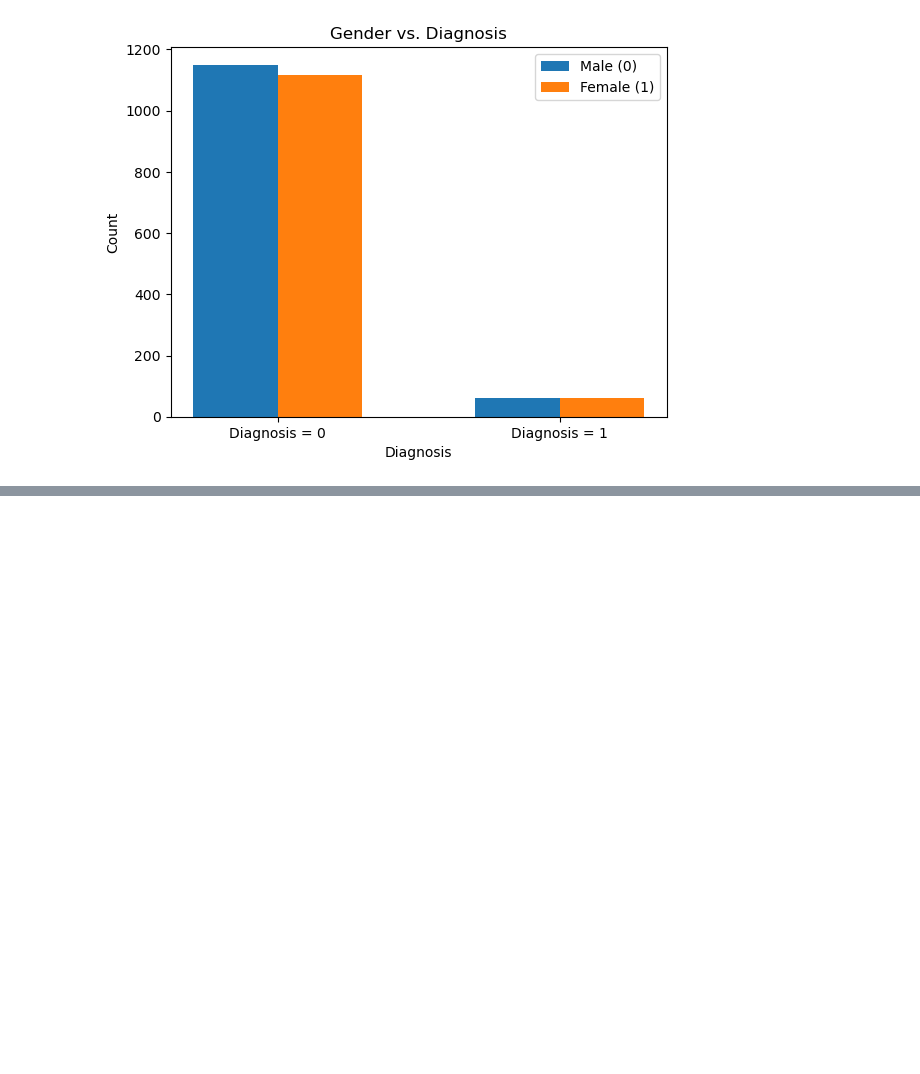
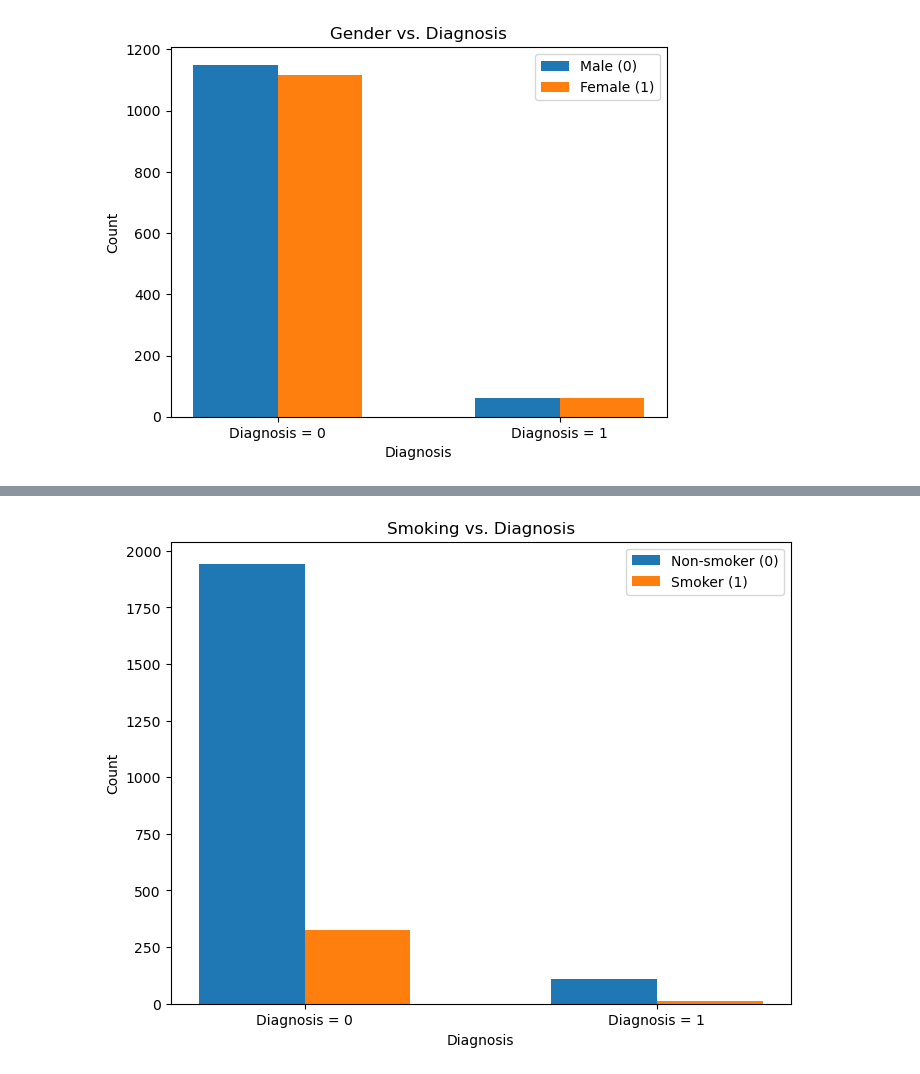
Before and after one commit to Lauren-N/CPSC322-Final-Project, a Jupyter notebook: ProjectProposal.ipynb, the cells around one changed output, grey strips where cells are left out. Saved outputs shown, nothing was run; the diff lists cells and outputs as text; code cells hidden in the pictures; blank space fills up the shorter version.

```diff
--- a/ProjectProposal.ipynb
+++ b/ProjectProposal.ipynb
@@ -200,0 +289,45 @@ bar_chart(labels, counts, "Gender vs. Diagnosis")
+# %%
+# Smoking vs Diagnosis
+smoking_values = [int(val) for val in utils.get_column(table, headers, "Smoking")]
+# Assuming diagnosis values (0 or 1) are in another column
+diagnosis_values = [int(val) for val in utils.get_column(table, headers, "Diagnosis")]
+
+# Counting the number of smokers (Smoking = 1) and non-smokers (Smoking = 0) for each Diagnosis category
+smoking_counts_0 = [
+    sum(1 for smoking, diag in zip(smoking_values, diagnosis_values) if smoking == 0 and diag == 0),  # Non-smokers (Smoking = 0) and Diagnosis = 0
+    sum(1 for smoking, diag in zip(smoking_values, diagnosis_values) if smoking == 0 and diag == 1)   # Non-smokers (Smoking = 0) and Diagnosis = 1
+]
+
+smoking_counts_1 = [
+    sum(1 for smoking, diag in zip(smoking_values, diagnosis_values) if smoking == 1 and diag == 0),  # Smokers (Smoking = 1) and Diagnosis = 0
+    sum(1 for smoking, diag in zip(smoking_values, diagnosis_values) if smoking == 1 and diag == 1)   # Smokers (Smoking = 1) and Diagnosis = 1
+]
+
+# Bar chart function
+def bar_chart(x, y, title):
+    plt.figure(figsize=(8, 6))
+    width = 0.3  # Width of bars
+    index = np.arange(len(x))  # Positions of bars
+
+    # Plotting bars for non-smokers and smokers
+    plt.bar(index - width/2, y[0], width, label="Non-smoker (0)")  # Bars for non-smokers
+    plt.bar(index + width/2, y[1], width, label="Smoker (1)")  # Bars for smokers
+
+    # Adding labels, title, and legend
+    plt.xlabel('Diagnosis')
+    plt.ylabel('Count')
+    plt.title(title)
+    plt.xticks(index, x)  # Set x-axis labels to 'Diagnosis = 0' and 'Diagnosis = 1'
+    plt.legend()
+
+    plt.show()
+
+# Labels and counts for bar chart
+labels = ['Diagnosis = 0', 'Diagnosis = 1']
+# Counts for non-smokers and smokers in a tuple (non-smoker counts, smoker counts)
+counts = [smoking_counts_0, smoking_counts_1]
+
+# Calling the bar chart function with the data
+bar_chart(labels, counts, "Smoking vs. Diagnosis")
+# %% [output]
+[figure, added]
```
Also changed, not shown: parts of 7 cells of this notebook.
